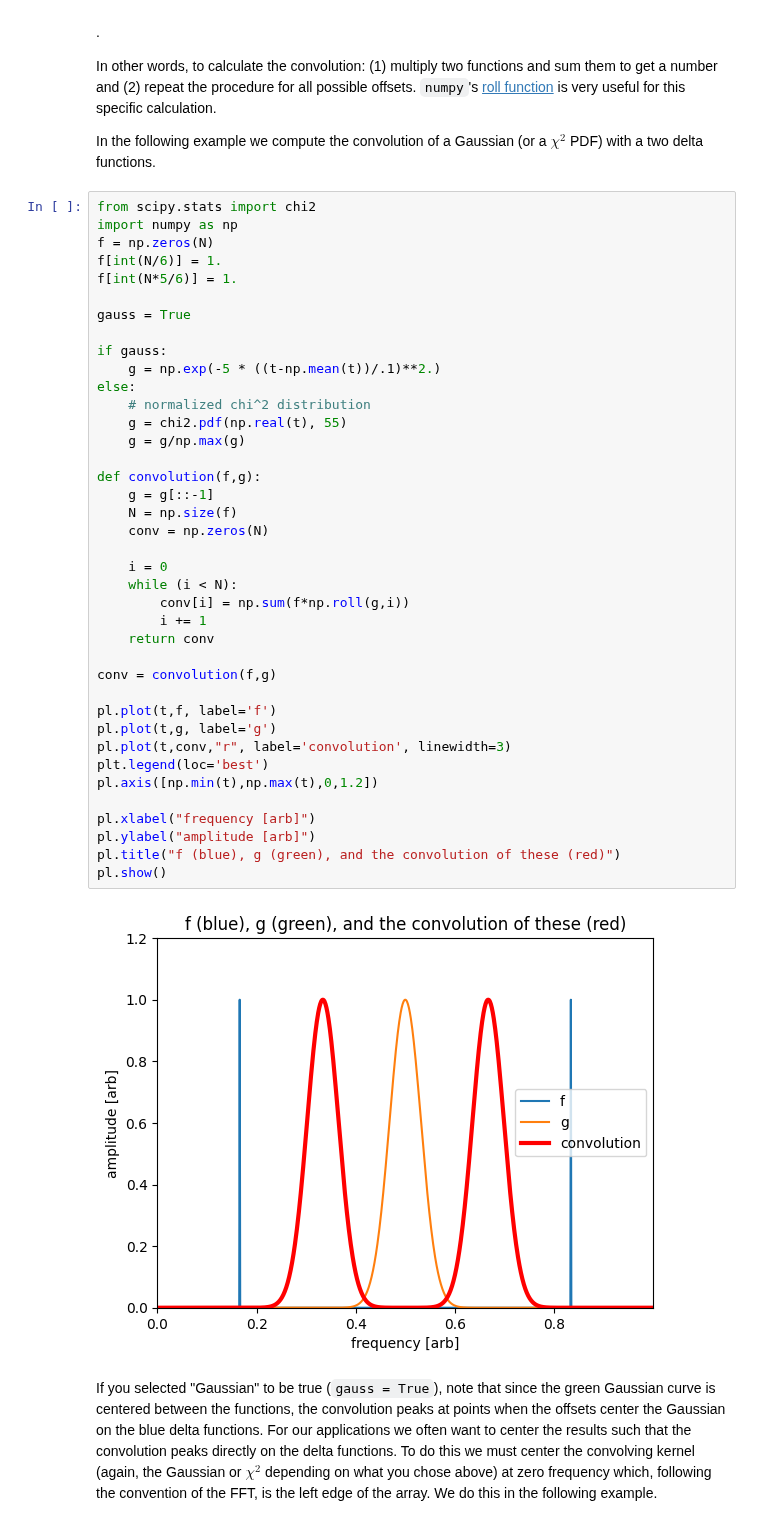
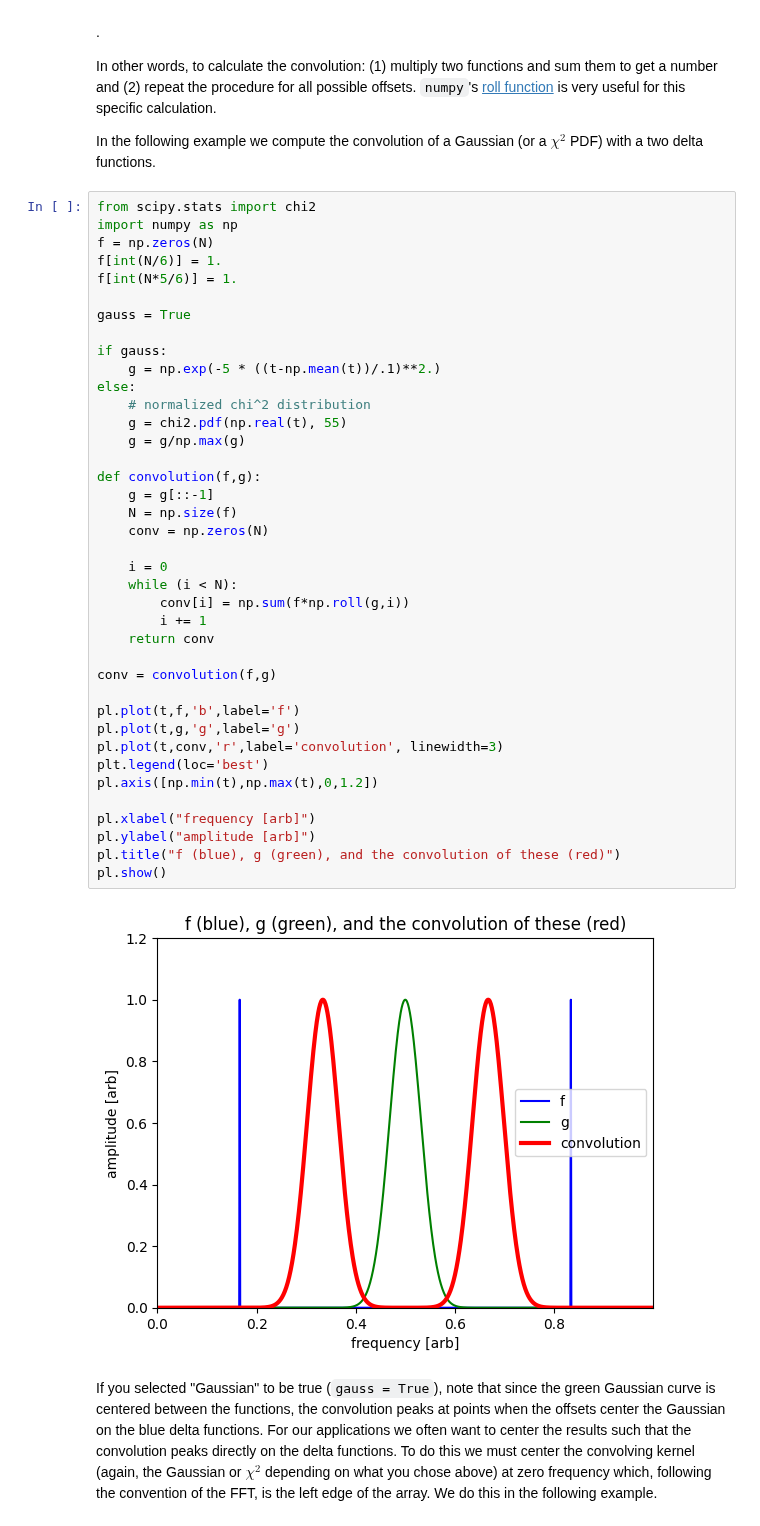
Before and after one commit to jeffmcm1977/CMBAnalysis_SummerSchool, a Jupyter notebook: CMB_School_FFT_intro.ipynb, the cells around one changed output. Cells and saved outputs as stored; diff of their text form.

```diff
--- a/CMB_School_FFT_intro.ipynb
+++ b/CMB_School_FFT_intro.ipynb
@@ -211,37 +212,37 @@ f[int(N*5/6)] = 1.
 gauss = True
 
 if gauss:
     g = np.exp(-5 * ((t-np.mean(t))/.1)**2.)
 else:
     # normalized chi^2 distribution
     g = chi2.pdf(np.real(t), 55)
     g = g/np.max(g)
 
 def convolution(f,g):
     g = g[::-1]
     N = np.size(f)
     conv = np.zeros(N)
 
     i = 0
     while (i < N):
         conv[i] = np.sum(f*np.roll(g,i))
         i += 1
     return conv
 
 conv = convolution(f,g)
 
-pl.plot(t,f, label='f')
-pl.plot(t,g, label='g')
-pl.plot(t,conv,"r", label='convolution', linewidth=3)
+pl.plot(t,f,'b',label='f')
+pl.plot(t,g,'g',label='g')
+pl.plot(t,conv,'r',label='convolution', linewidth=3)
 plt.legend(loc='best')
 pl.axis([np.min(t),np.max(t),0,1.2])
 
 pl.xlabel("frequency [arb]")
 pl.ylabel("amplitude [arb]")
 pl.title("f (blue), g (green), and the convolution of these (red)")
 pl.show()
 # %% [output]
-[figure, old version]
+[figure, new version]
 # %% [markdown]
 If you selected "Gaussian" to be true (`gauss = True`), note that since the green Gaussian curve is centered between the functions, the convolution peaks at points when the offsets center the Gaussian on the blue delta functions.  For our applications we often want to center the results such that the convolution peaks directly on the delta functions.  To do this we must center the convolving kernel (again, the Gaussian or $\chi^2$ depending on what you chose above) at zero frequency which, following the convention of the FFT, is the left edge of the array.  We do this in the following example.
 # %%
```
Also changed, not shown: parts of 13 cells of this notebook.
